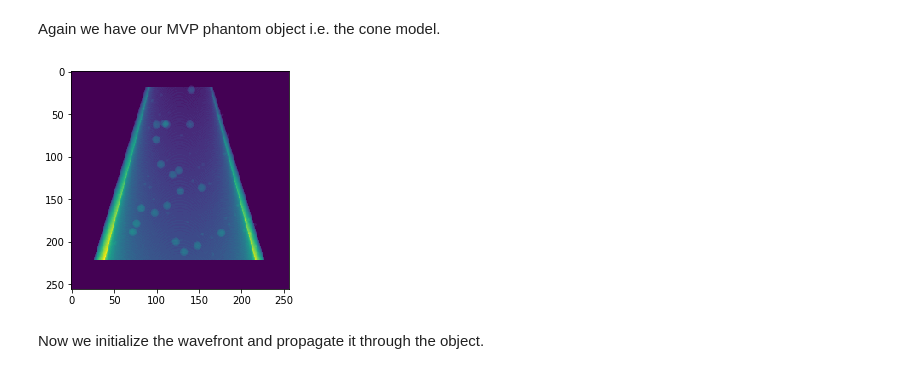
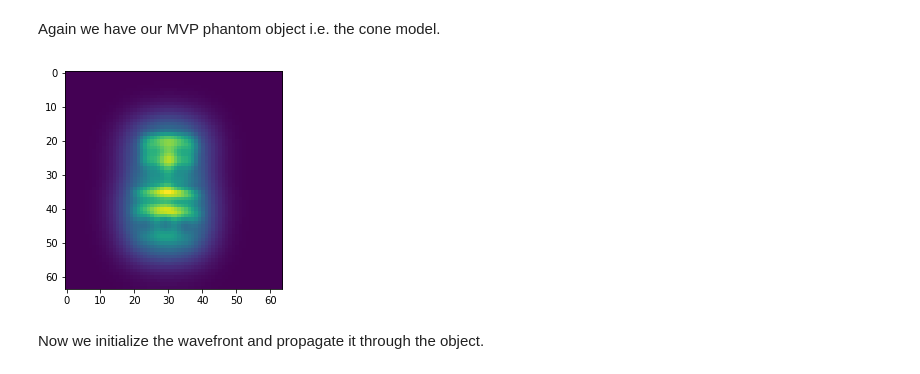
Before and after one commit to mdw771/instructive_ipython_notebooks, a Jupyter notebook: finite_difference_propagation.ipynb, the cells around one changed output. Saved outputs shown, nothing was run; the diff lists cells and outputs as text; code cells hidden in the pictures.

```diff
--- a/finite_difference_propagation.ipynb
+++ b/finite_difference_propagation.ipynb
@@ -38,14 +38,14 @@ def plot_mod_and_phase(arr, figsize=(12, 5), title=None, unwrap=False):
 Again we have our MVP phantom object i.e. the cone model.
 # %%
 # read in object
-grid_delta = np.load('phantom/grid_delta.npy')
-grid_beta = np.load('phantom/grid_beta.npy')
+grid_delta = np.load('phantom/grid_delta_adhesin.npy')
+grid_beta = np.load('phantom/grid_beta_adhesin.npy')
 # swap axis so that it is in [x, y, z] format
 # grid_delta = np.swapaxes(grid_delta, 0, 1)
 # grid_beta = np.swapaxes(grid_beta, 0, 1)
 plot_img(np.sum(grid_delta, axis=2))
 # %% [output]
-[figure, old version]
+[figure, new version]
 # %%
 def finite_difference_propagation(wavefront, delta_slice, beta_slice, dist_nm, lmbda_nm, psize_nm):
     n_slice = 1 - delta_slice - 1j * beta_slice
```
Also changed, not shown: parts of 6 cells of this notebook, 1 other file.
